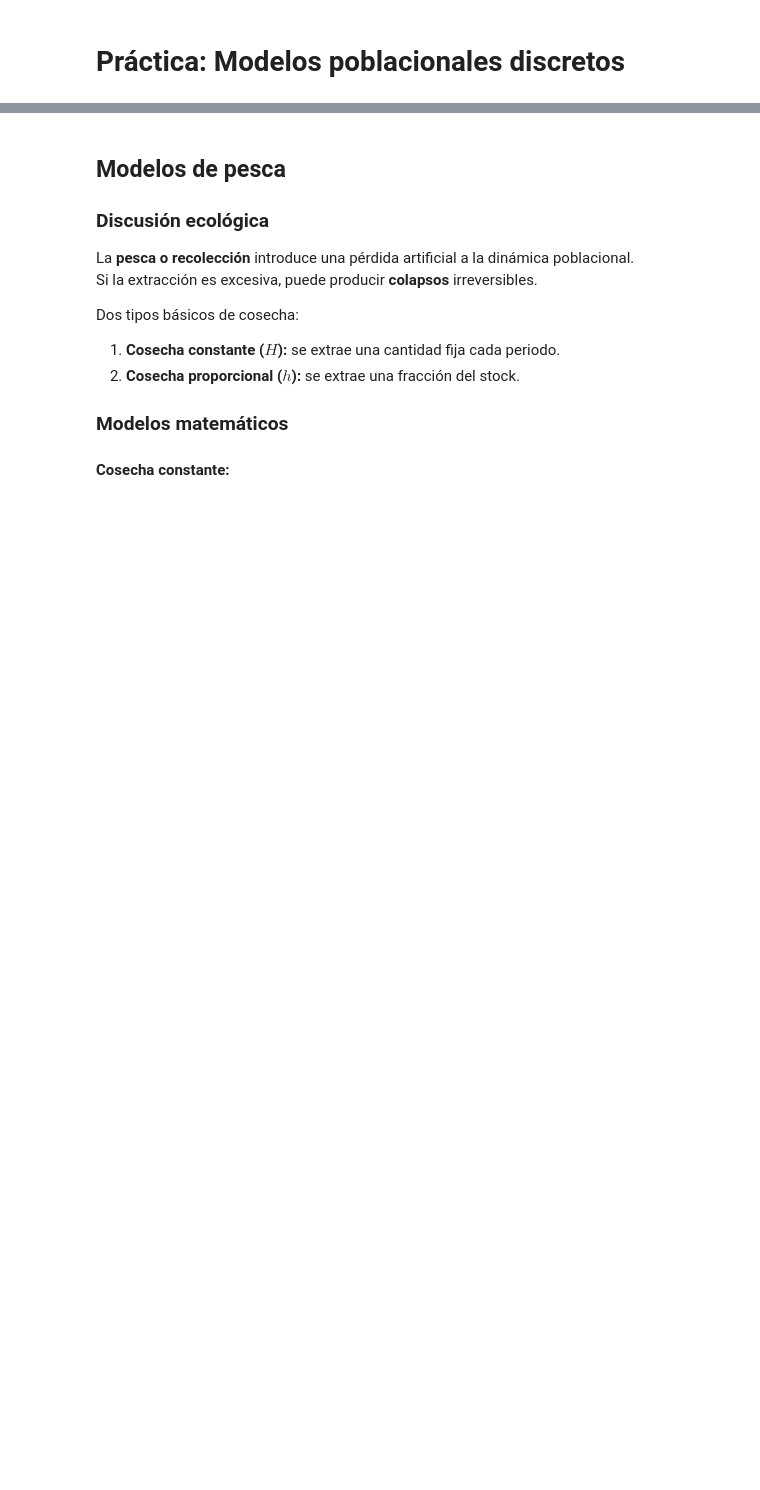
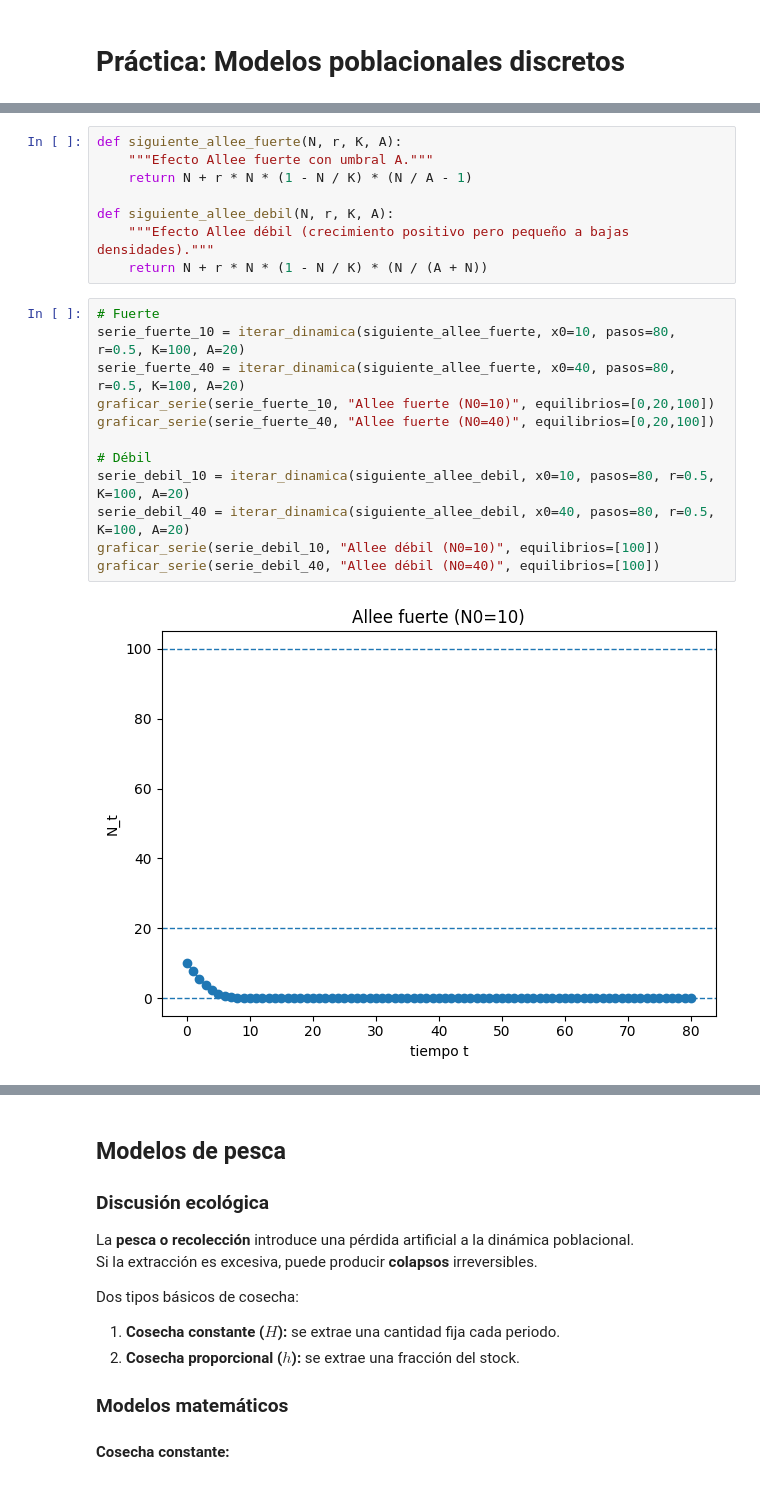
Before and after one commit to Analisis-y-Diseno-de-Algoritmos/Curso, a Jupyter notebook: Semana10_Poblaciones/Clase20_Ejercicios.ipynb, the cells around one changed output, grey strips where cells are left out. Drawn from its saved outputs; the diff is of its cells as text; blank space fills up the shorter version.

```diff
--- a/Semana10_Poblaciones/Clase20_Ejercicios.ipynb
+++ b/Semana10_Poblaciones/Clase20_Ejercicios.ipynb
@@ -68,0 +105,22 @@ Verifica con graficas las respuestas anteriores.
+# %%
+def siguiente_allee_fuerte(N, r, K, A):
+    """Efecto Allee fuerte con umbral A."""
+    return N + r * N * (1 - N / K) * (N / A - 1)
+
+def siguiente_allee_debil(N, r, K, A):
+    """Efecto Allee débil (crecimiento positivo pero pequeño a bajas densidades)."""
+    return N + r * N * (1 - N / K) * (N / (A + N))
+# %%
+# Fuerte
+serie_fuerte_10 = iterar_dinamica(siguiente_allee_fuerte, x0=10, pasos=80, r=0.5, K=100, A=20)
+serie_fuerte_40 = iterar_dinamica(siguiente_allee_fuerte, x0=40, pasos=80, r=0.5, K=100, A=20)
+graficar_serie(serie_fuerte_10, "Allee fuerte (N0=10)", equilibrios=[0,20,100])
+graficar_serie(serie_fuerte_40, "Allee fuerte (N0=40)", equilibrios=[0,20,100])
+
+# Débil
+serie_debil_10 = iterar_dinamica(siguiente_allee_debil, x0=10, pasos=80, r=0.5, K=100, A=20)
+serie_debil_40 = iterar_dinamica(siguiente_allee_debil, x0=40, pasos=80, r=0.5, K=100, A=20)
+graficar_serie(serie_debil_10, "Allee débil (N0=10)", equilibrios=[100])
+graficar_serie(serie_debil_40, "Allee débil (N0=40)", equilibrios=[100])
+# %% [output]
+[figure, added]
```
Also changed, not shown: parts of 5 cells of this notebook.
